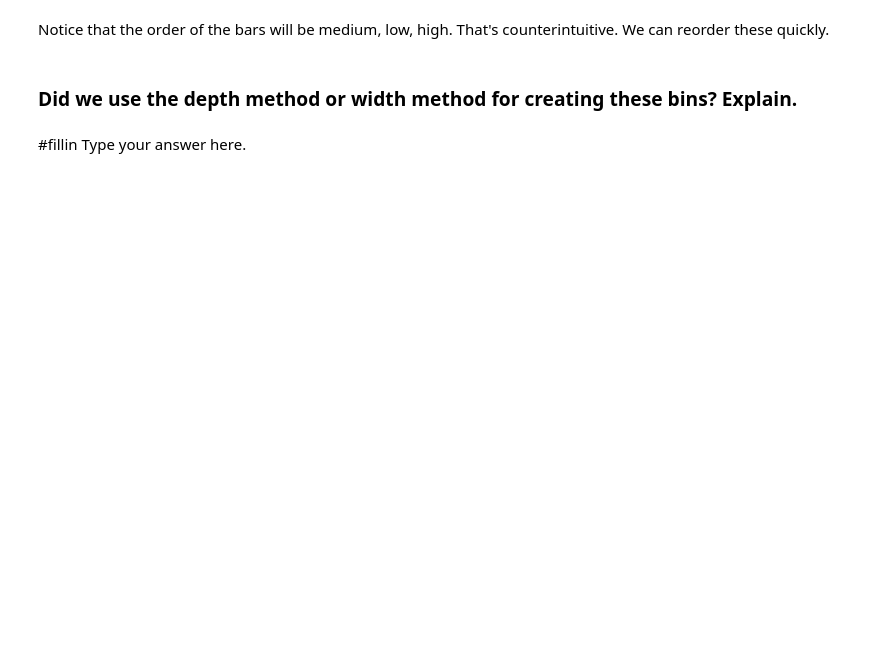
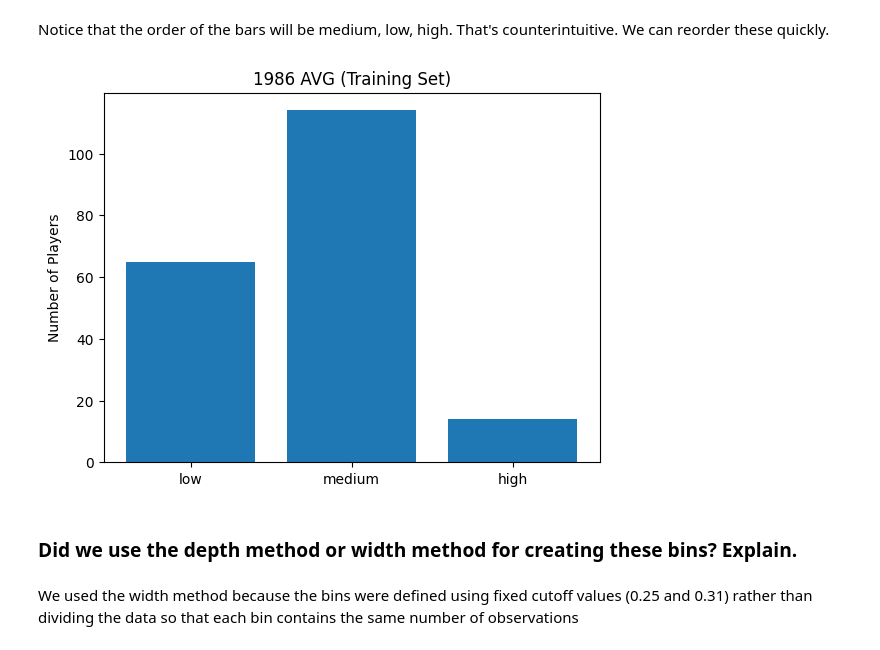
Before and after one commit to alex-kastanos/code_2600, a Jupyter notebook: mod03_eda.ipynb, the cells around one changed output. Saved outputs shown, nothing was run; the diff lists cells and outputs as text; code cells hidden in the pictures; blank space fills up the shorter version.

```diff
--- a/mod03_eda.ipynb
+++ b/mod03_eda.ipynb
@@ -206,15 +225,17 @@ Notice that the order of the bars will be medium, low, high. That's counterintui
 indexMap = ['low', 'medium', 'high']
 reordered_list = [Train['AVG_bin'].value_counts()[i] for i in indexMap]
 # %%
-plt.bar(#fillin
+plt.bar(indexMap, reordered_list)
 
 plt.title("1986 AVG (Training Set)")
 plt.ylabel("Number of Players")
 
-plt.xticks(#fillin
+plt.xticks(indexMap)
 
 plt.show()
+# %% [output]
+[figure, added]
 # %% [markdown]
 ### Did we use the depth method or width method for creating these bins? Explain.
 # %% [markdown]
-#fillin Type your answer here.
+We used the width method because the bins were defined using fixed cutoff values (0.25 and 0.31) rather than dividing the data so that each bin contains the same number of observations
```
Also changed, not shown: parts of 5 cells of this notebook.
